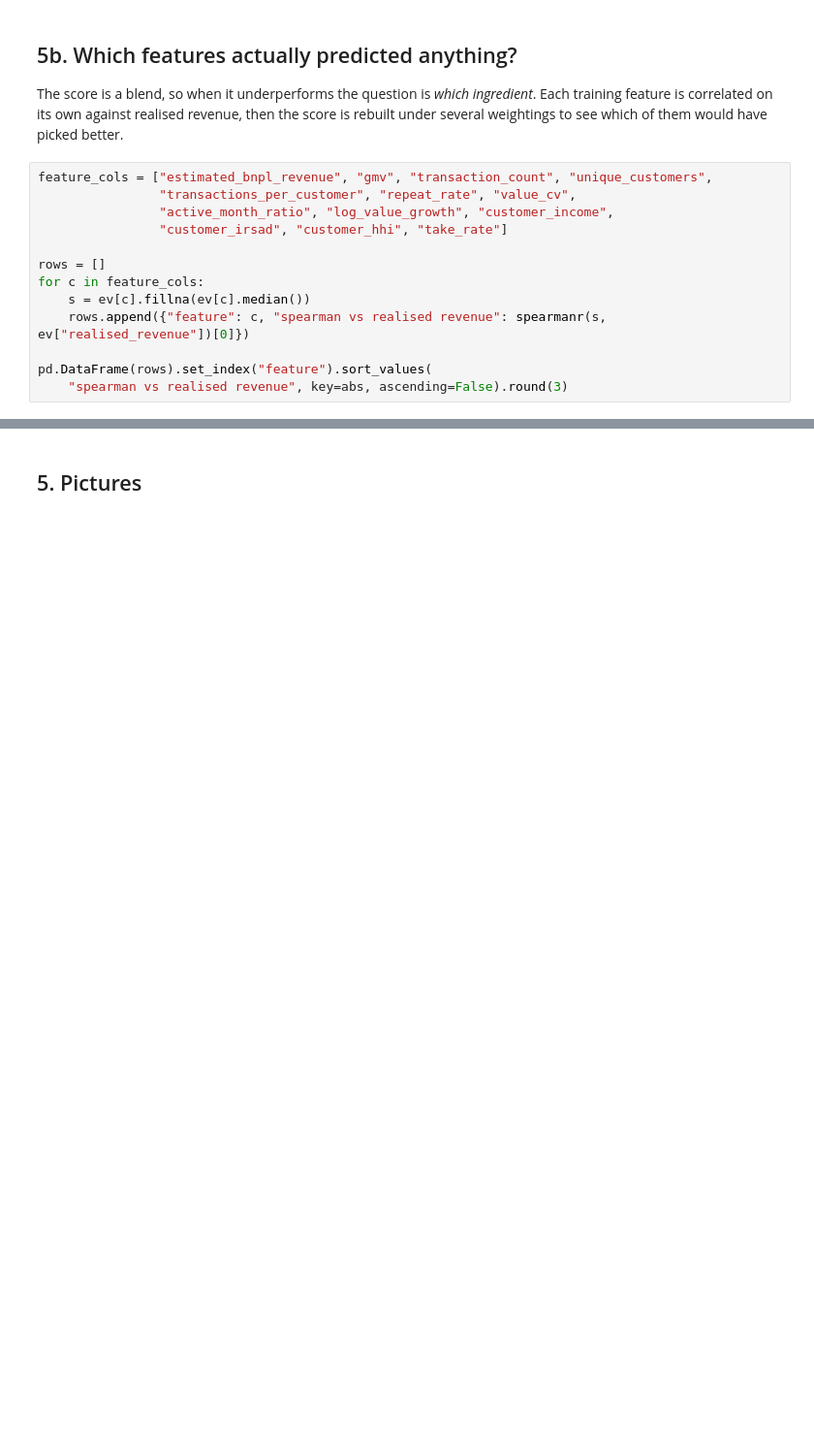
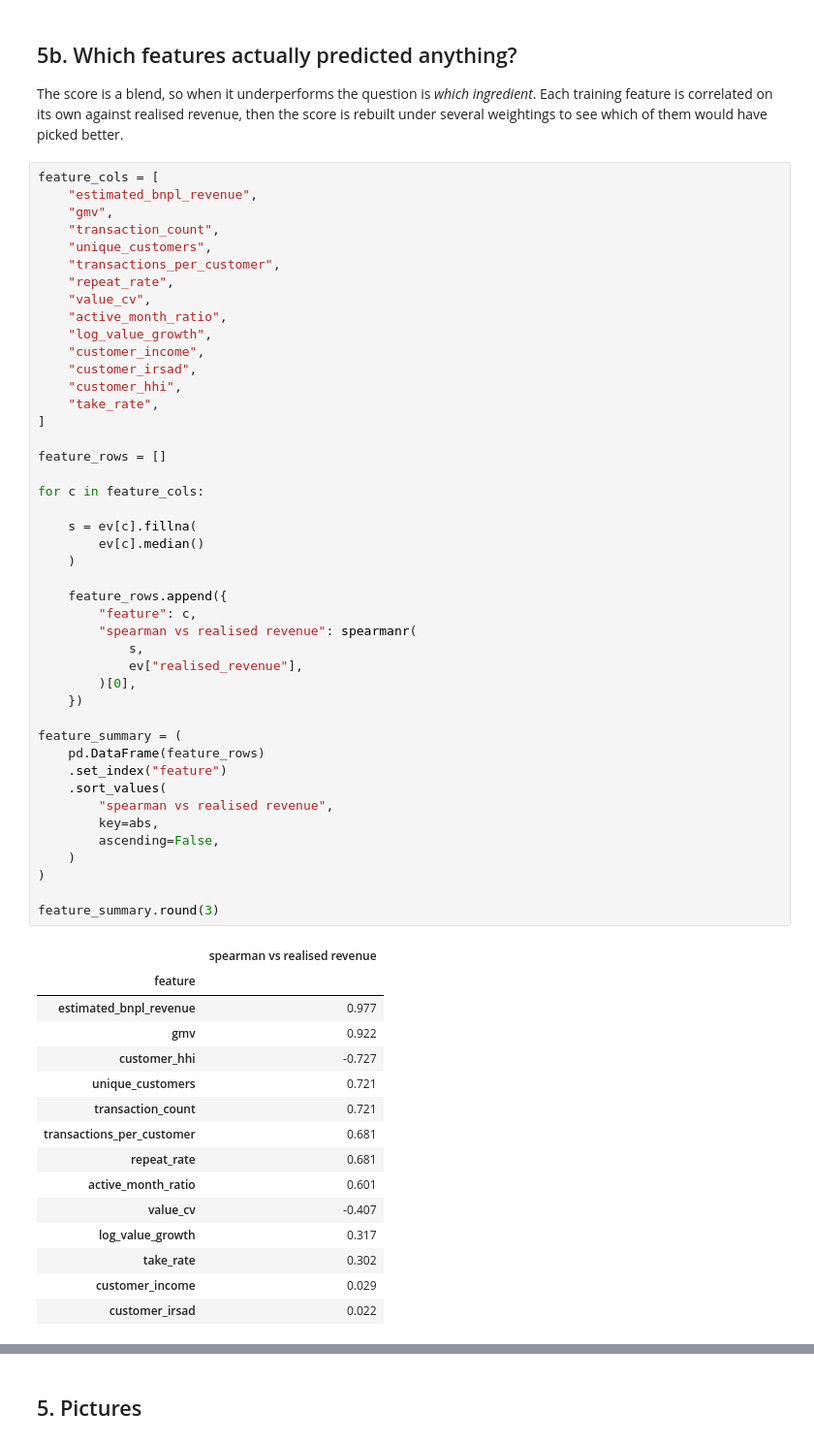
Before and after one commit to cjboingboing/project2, a Jupyter notebook: notebooks/validation_timesplit.ipynb, the cells around one changed output, grey strips where cells are left out. Shown at 97% size. Cells and saved outputs as stored; diff of their text form; blank space fills up the shorter version.

```diff
--- a/notebooks/validation_timesplit.ipynb
+++ b/notebooks/validation_timesplit.ipynb
@@ -268,17 +381,64 @@ The score is a blend, so when it underperforms the question is *which ingredient
 training feature is correlated on its own against realised revenue, then the score is
 rebuilt under several weightings to see which of them would have picked better.
 # %%
-feature_cols = ["estimated_bnpl_revenue", "gmv", "transaction_count", "unique_customers",
-                "transactions_per_customer", "repeat_rate", "value_cv",
-                "active_month_ratio", "log_value_growth", "customer_income",
-                "customer_irsad", "customer_hhi", "take_rate"]
+feature_cols = [
+    "estimated_bnpl_revenue",
+    "gmv",
+    "transaction_count",
+    "unique_customers",
+    "transactions_per_customer",
+    "repeat_rate",
+    "value_cv",
+    "active_month_ratio",
+    "log_value_growth",
+    "customer_income",
+    "customer_irsad",
+    "customer_hhi",
+    "take_rate",
+]
 
-rows = []
+feature_rows = []
+
 for c in feature_cols:
-    s = ev[c].fillna(ev[c].median())
-    rows.append({"feature": c, "spearman vs realised revenue": spearmanr(s, ev["realised_revenue"])[0]})
 
-pd.DataFrame(rows).set_index("feature").sort_values(
-    "spearman vs realised revenue", key=abs, ascending=False).round(3)
+    s = ev[c].fillna(
+        ev[c].median()
+    )
+
+    feature_rows.append({
+        "feature": c,
+        "spearman vs realised revenue": spearmanr(
+            s,
+            ev["realised_revenue"],
+        )[0],
+    })
+
+feature_summary = (
+    pd.DataFrame(feature_rows)
+    .set_index("feature")
+    .sort_values(
+        "spearman vs realised revenue",
+        key=abs,
+        ascending=False,
+    )
+)
+
+feature_summary.round(3)
+# %% [output]
+|  | spearman vs realised revenue |
+| feature |  |
+| estimated_bnpl_revenue | 0.977 |
+| gmv | 0.922 |
+| customer_hhi | -0.727 |
+| unique_customers | 0.721 |
+| transaction_count | 0.721 |
+| transactions_per_customer | 0.681 |
+| repeat_rate | 0.681 |
+| active_month_ratio | 0.601 |
+| value_cv | -0.407 |
+| log_value_growth | 0.317 |
+| take_rate | 0.302 |
+| customer_income | 0.029 |
+| customer_irsad | 0.022 |
 # %%
 ranks_ev = pd.DataFrame(
```
Also changed, not shown: parts of 9 cells of this notebook, 3 other files.
